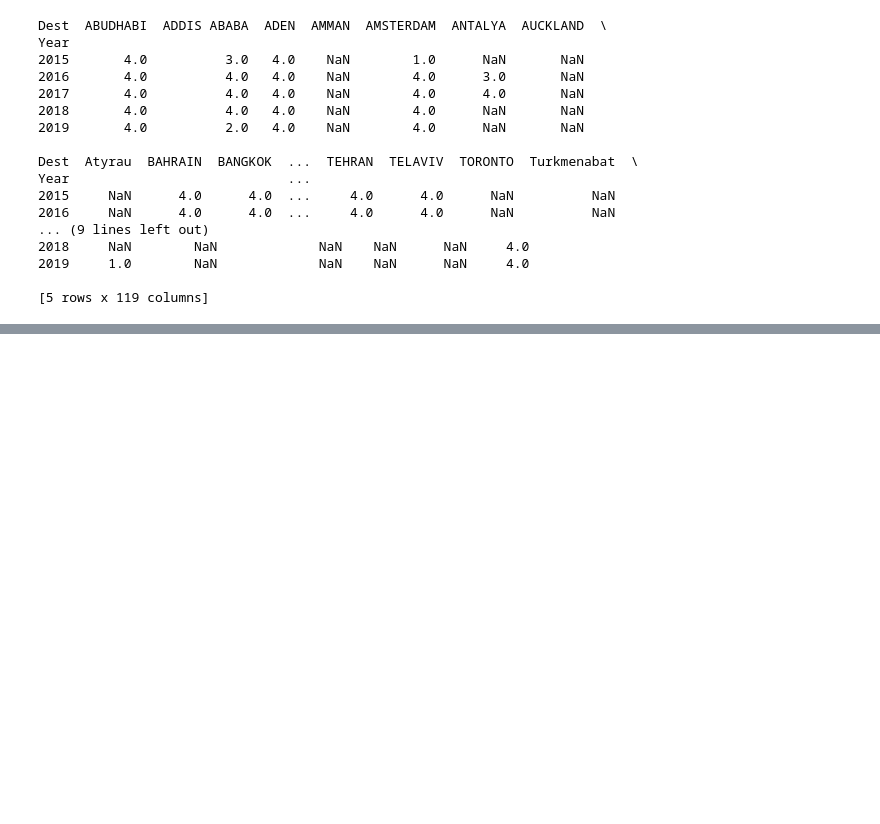
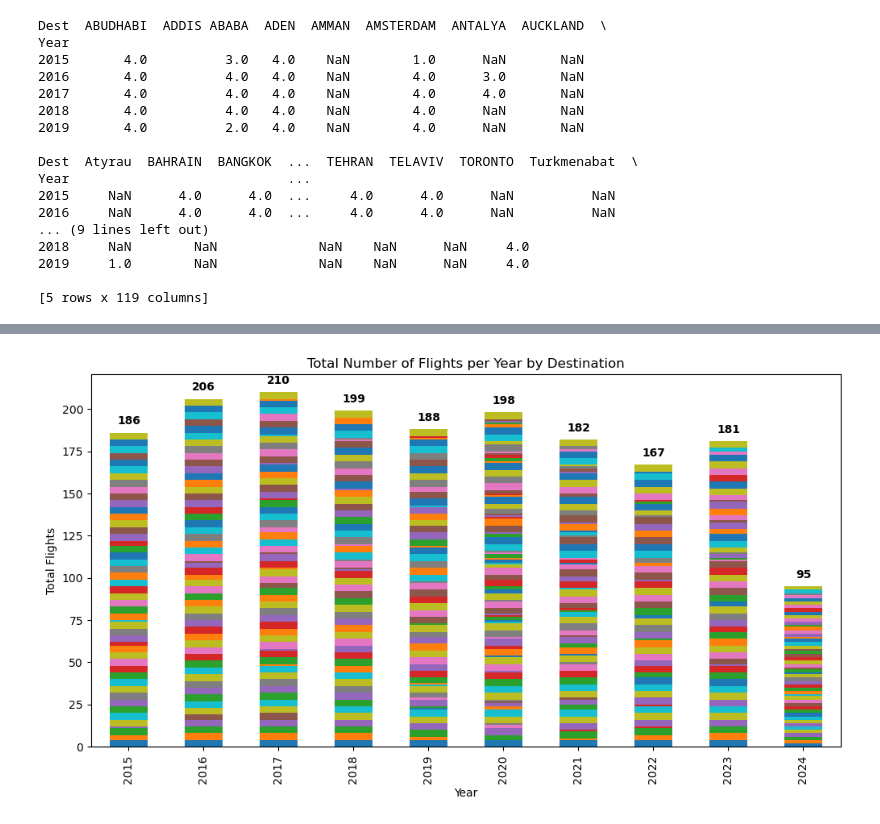
Before and after one commit to rushiraj070/Mumbai_Airport-International_Flight_Analysis, a Jupyter notebook: notebooks/visualization.ipynb, the cells around one changed output, grey strips where cells are left out. Cells and saved outputs as stored; diff of their text form; code cells hidden in the pictures; blank space fills up the shorter version.

```diff
--- a/notebooks/visualization.ipynb
+++ b/notebooks/visualization.ipynb
@@ -135,3 +140,19 @@ plt.ylabel('Total Flights')
 plt.show()
 # %% [output]
 [figure]
+# %%
+import matplotlib.pyplot as plt
+
+ax = pivot_flights.plot(kind='bar', stacked=True, figsize=(12, 6), legend=False)
+plt.title('Total Number of Flights per Year by Destination')
+plt.xlabel('Year')
+plt.ylabel('Total Flights')
+
+# Add final total above the stack
+totals = pivot_flights.sum(axis=1)
+for i, total in enumerate(totals):
+    ax.text(i, total + 5, int(total), ha='center', weight='bold')
+
+plt.show()
+# %% [output]
+[figure, added]
```
Also changed, not shown: parts of 11 cells of this notebook, 1 other file.
